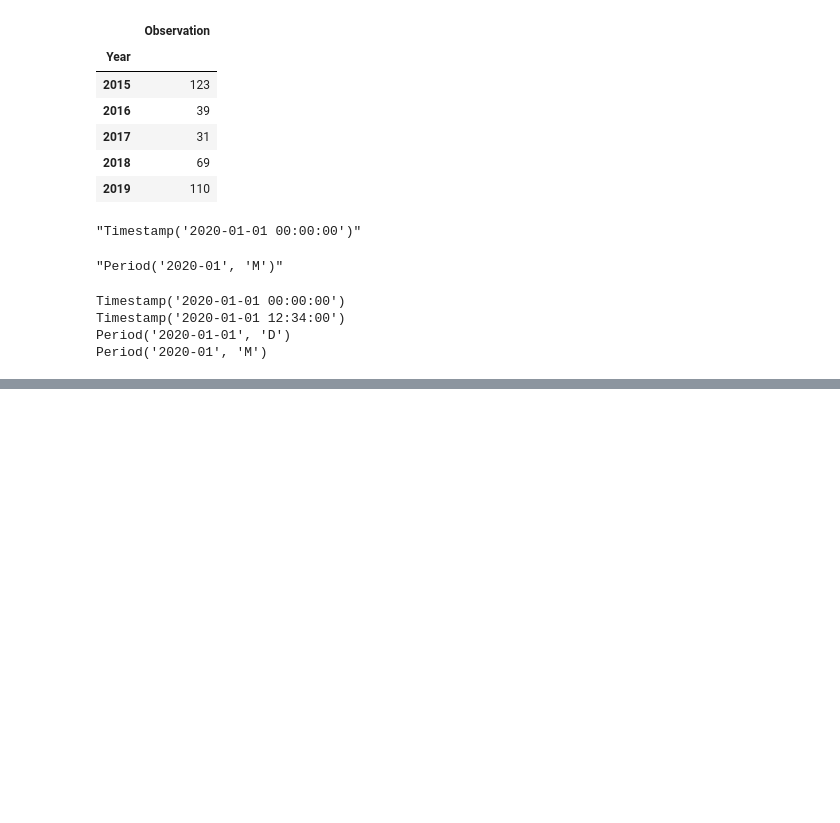
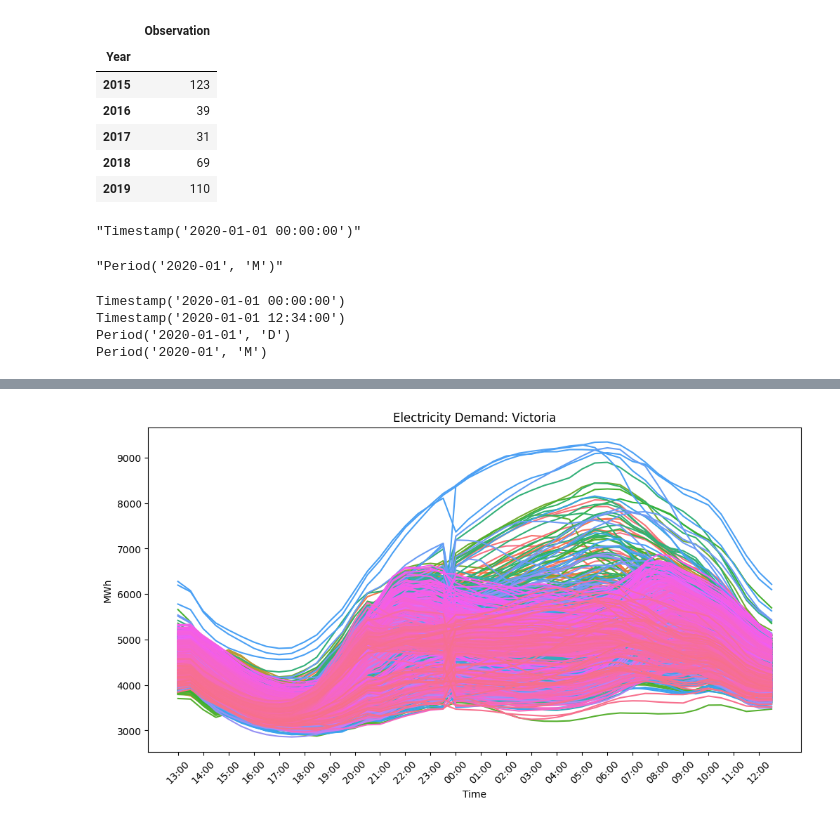
Before and after one commit to omeraytug/fpp3, a Jupyter notebook: code_alongs/02_time_series.ipynb, the cells around one changed output, grey strips where cells are left out. Cells and saved outputs as stored; diff of their text form; code cells hidden in the pictures; blank space fills up the shorter version.

```diff
--- a/code_alongs/02_time_series.ipynb
+++ b/code_alongs/02_time_series.ipynb
@@ -65,0 +169,43 @@ Period('2020-01', 'M')
+# %%
+import pandas as pd
+import seaborn as sns
+import matplotlib.pyplot as plt
+
+vic_elec_df = pd.read_csv(
+    "../data/tsibbledata/vic_elec.csv",
+    parse_dates=["Time"]
+)
+
+df = vic_elec_df.assign(
+    hour_minute=lambda x: x["Time"].dt.strftime("%H:%M"),
+    day=lambda x: x["Time"].dt.date,
+)
+
+fig, ax = plt.subplots(figsize=(12, 6))
+
+sns.lineplot(
+    data=df,
+    x="hour_minute",
+    y="Demand",
+    hue="day",
+    palette="husl",
+    legend=False,
+    ax=ax
+)
+
+ax.set(
+    title="Electricity Demand: Victoria",
+    xlabel="Time",
+    ylabel="MWh",
+)
+
+unique_ticks = df["hour_minute"].unique()
+ticks = range(0, len(unique_ticks), 2)
+ticklabels = unique_ticks[::2]
+
+ax.set_xticks(ticks)
+ax.set_xticklabels(ticklabels, rotation=45)
+
+plt.show()
+# %% [output]
+[figure, added]
```
Also changed, not shown: parts of 13 cells of this notebook.
